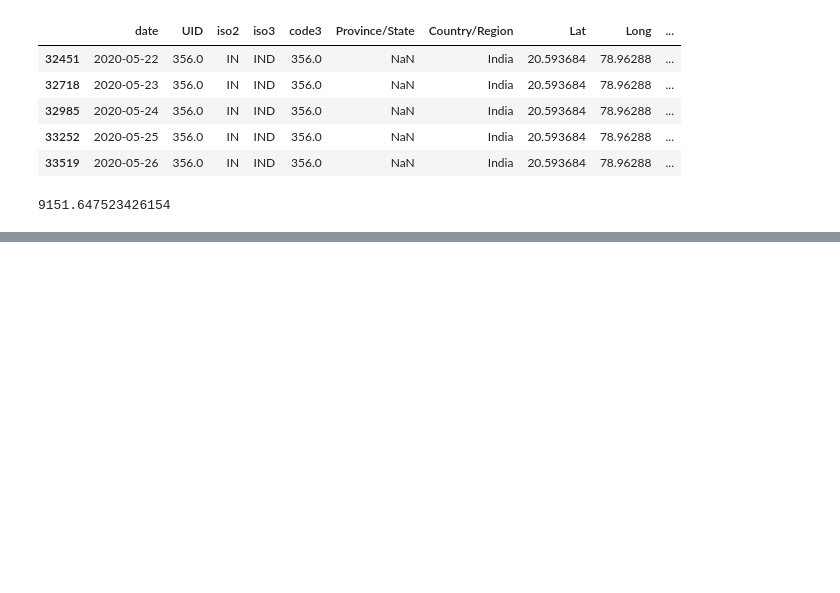
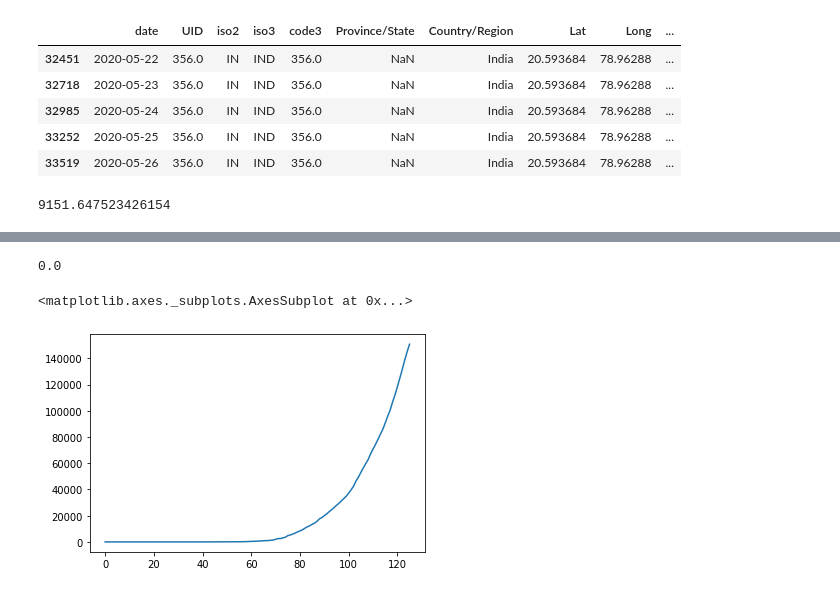
Before and after one commit to Vaisakh-Babu/pandas_practice, a Jupyter notebook: covid19India_practice_data_01.ipynb, the cells around one changed output, grey strips where cells are left out. Cells and saved outputs as stored; diff of their text form; code cells hidden in the pictures; blank space fills up the shorter version.

```diff
--- a/covid19India_practice_data_01.ipynb
+++ b/covid19India_practice_data_01.ipynb
@@ -59,3 +56,8 @@ india.tail()
 india['Population'][33519]/india['cases'][33519]
 # %% [output]
 9151.647523426154
+# %%
+india = cvd.calc_daily_change(india,'cases','Country/Region' )
+# %%
+india = cvd.calc_daily_change(india,'deaths','Country/Region' )
+india = cvd.calc_daily_change(india,'recovered','Country/Region' )
@@ -61,0 +106,9 @@ india['Population'][33519]/india['cases'][33519]
+# %%
+india['Population'][0] - india['Population'][125]
+# %% [output]
+0.0
+# %%
+india.cases.plot()
+# %% [output]
+<matplotlib.axes._subplots.AxesSubplot at 0x...>
+[figure, added]
```
Also changed, not shown: parts of 6 cells of this notebook.
